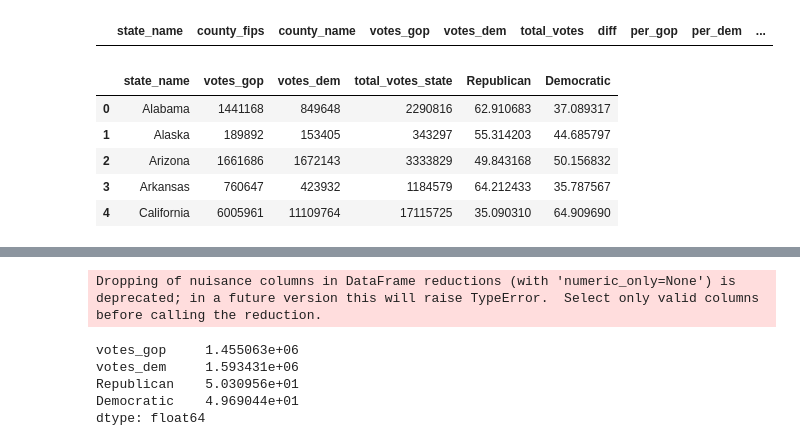
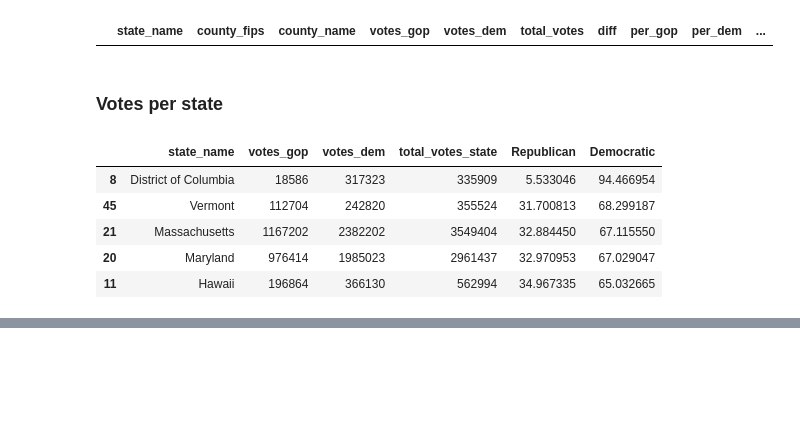
Before and after one commit to vnarvaezt/classification_feature_select_methods, a Jupyter notebook: exploratory_analysis.ipynb, the cells around one changed output, grey strips where cells are left out. Drawn from its saved outputs; the diff is of its cells as text; code cells hidden in the pictures; blank space fills up the shorter version.

```diff
--- a/exploratory_analysis.ipynb
+++ b/exploratory_analysis.ipynb
@@ -185,3 +211,3 @@ tmp.head()
 # %%
 #df_target = tmp[["state_name", "county_fips", "county_name"]]
-tmp["target"] = np.where(tmp["votes_gop"] > tmp["votes_dem"], 1, 0) # calculer par state
+tmp["winner_democrats"] = np.where(tmp["votes_gop"] < tmp["votes_dem"], 1, 0) # calculer par state
@@ -220,36 +234,33 @@ tmp.head()
 tmp[tmp.duplicated(subset=["state_name", "county_fips", "county_name"], keep=False)]
 # %% [output]
 |  | state_name | county_fips | county_name | votes_gop | votes_dem | total_votes | diff | per_gop | per_dem | ... |
+# %% [markdown]
+### Votes per state
 # %%
-import plotly.express as px
+
 total_votes = tmp["total_votes"].sum()
 total_republicans = tmp.groupby("state_name")["votes_gop"].sum().reset_index()
 total_democrats = tmp.groupby("state_name")["votes_dem"].sum().reset_index()
 df = pd.merge(total_republicans, total_democrats, on="state_name", how="inner")
 df["total_votes_state"] = df["votes_gop"] + df["votes_dem"]
 df["Republican"] = (df["votes_gop"] / df["total_votes_state"])*100
 df["Democratic"] = np.abs(100 - df["Republican"])
+df = df.sort_values(by="Democratic", ascending=False)
 display(df.head())
 fig = px.bar(df, x="state_name", y=["Democratic", "Republican"],
-             title="2020 U.S. presidential elections",
+             title="U.S. 2020 presidential elections per state",
              labels={"value": "%",
                      "state_name": "State",
                      "variable": "Party"})
+fig.add_hline(y=50, line_width=3, line_dash="dash", line_color="green",
+              annotation_text="50%",
+              annotation_position="bottom right")
 fig
 # %% [output]
 |  | state_name | votes_gop | votes_dem | total_votes_state | Republican | Democratic |
-| 0 | Alabama | 1441168 | 849648 | 2290816 | 62.910683 | 37.089317 |
-| 1 | Alaska | 189892 | 153405 | 343297 | 55.314203 | 44.685797 |
-| 2 | Arizona | 1661686 | 1672143 | 3333829 | 49.843168 | 50.156832 |
-| 3 | Arkansas | 760647 | 423932 | 1184579 | 64.212433 | 35.787567 |
-| 4 | California | 6005961 | 11109764 | 17115725 | 35.090310 | 64.909690 |
+| 8 | District of Columbia | 18586 | 317323 | 335909 | 5.533046 | 94.466954 |
+| 45 | Vermont | 112704 | 242820 | 355524 | 31.700813 | 68.299187 |
+| 21 | Massachusetts | 1167202 | 2382202 | 3549404 | 32.884450 | 67.115550 |
+| 20 | Maryland | 976414 | 1985023 | 2961437 | 32.970953 | 67.029047 |
+| 11 | Hawaii | 196864 | 366130 | 562994 | 34.967335 | 65.032665 |
 [interactive output not drawn]
-# %%
-df.mean()
-# %% [output]
-Dropping of nuisance columns in DataFrame reductions (with 'numeric_only=None') is deprecated; in a future version this will raise TypeError.  Select only valid columns before calling the reduction.
-votes_gop     1.455063e+06
-votes_dem     1.593431e+06
-Republican    5.030956e+01
-Democratic    4.969044e+01
-dtype: float64
```
Also changed, not shown: parts of 16 cells of this notebook.
